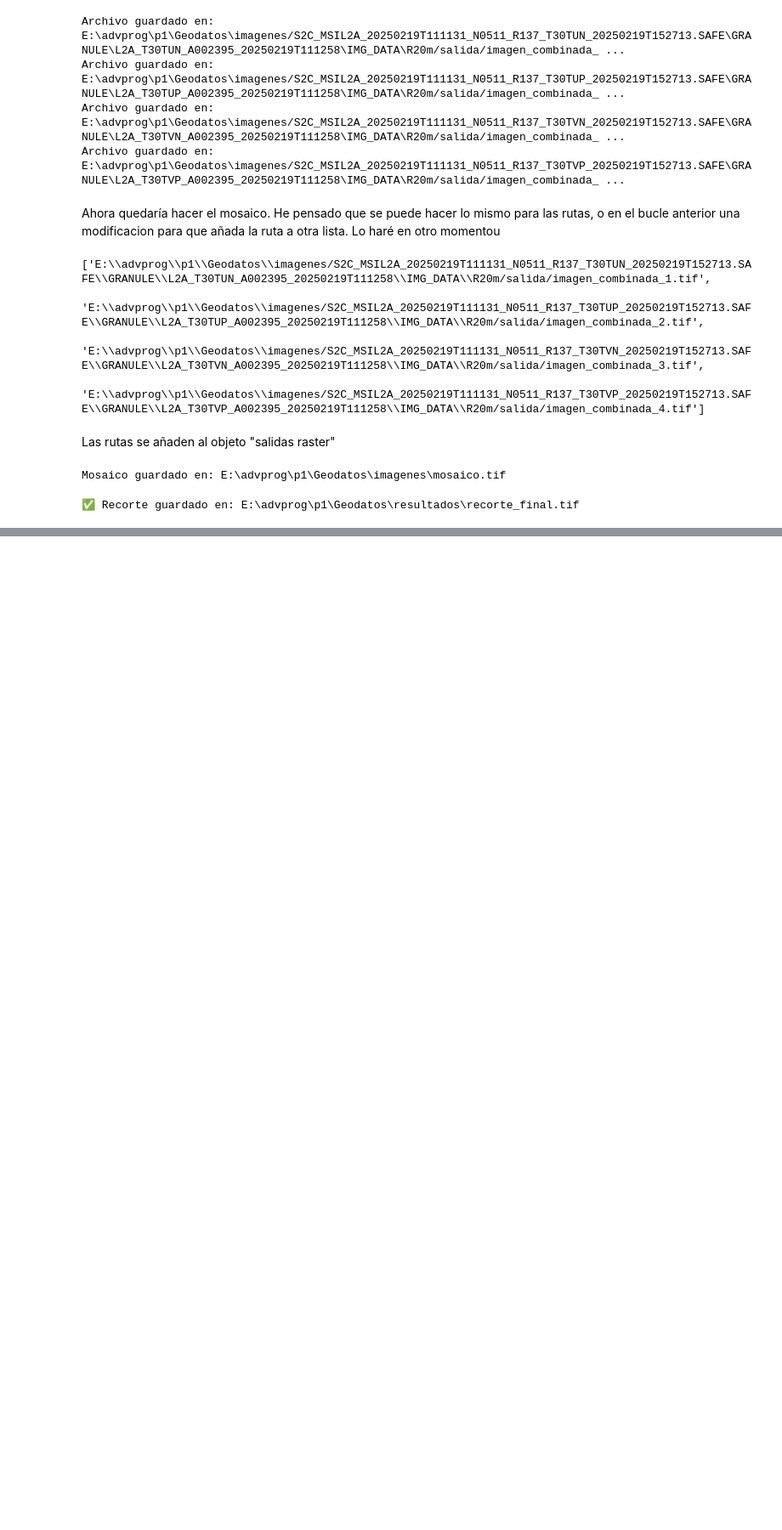
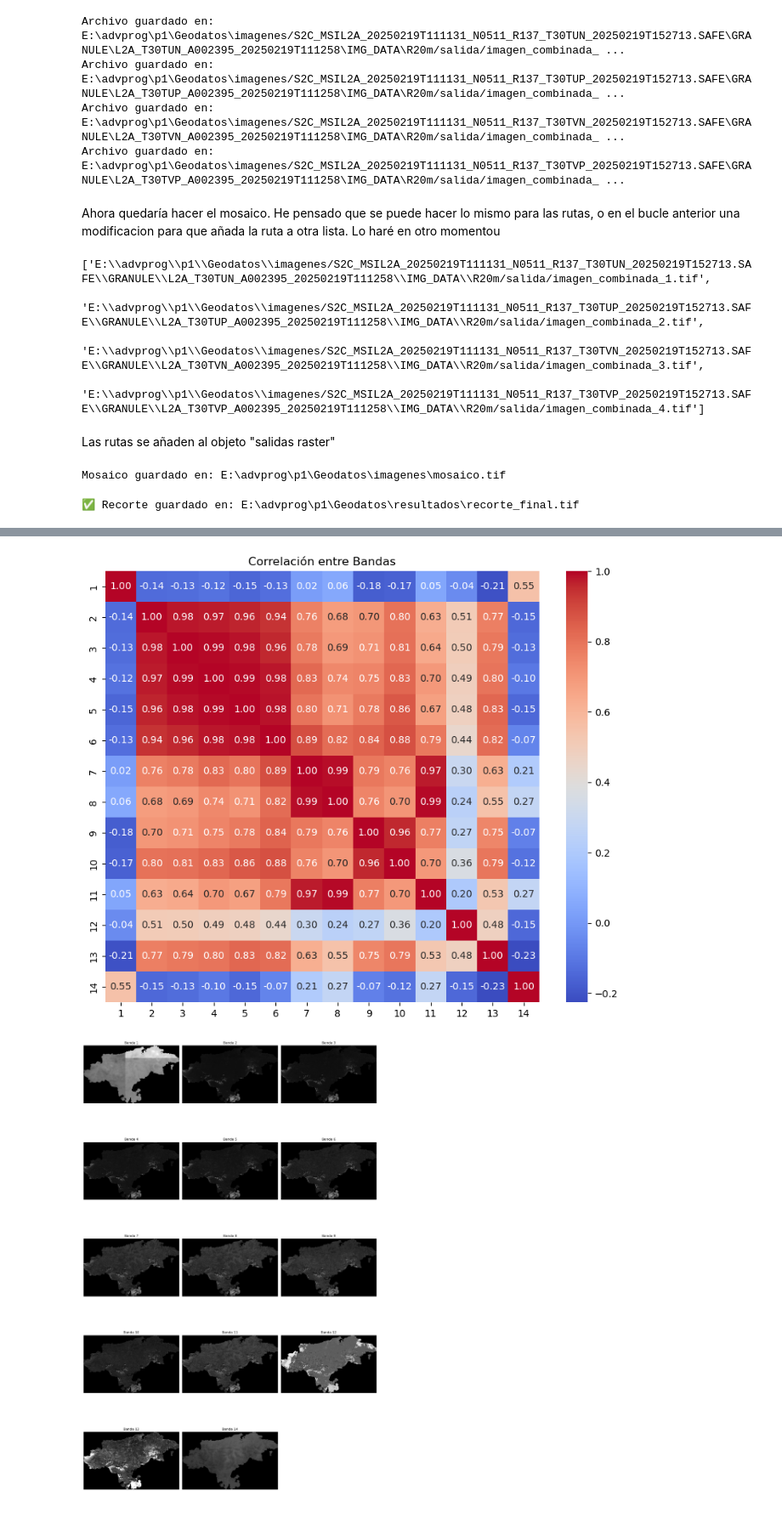
Before and after one commit to agarmar98/advprog, a Jupyter notebook: rast_conv.ipynb, the cells around one changed output, grey strips where cells are left out. Shown at 85% size. Saved outputs shown, nothing was run; the diff lists cells and outputs as text; code cells hidden in the pictures; blank space fills up the shorter version.

```diff
--- a/rast_conv.ipynb
+++ b/rast_conv.ipynb
@@ -74,7 +109,8 @@ El siguiente genera las 4 imagenes en las distintas rutas.
 # %%
 salidas_raster = []
 for i, ruta in enumerate(rutas):
-    raster_files = sorted(glob.glob(sys.argv[1] + "imagenes/" + ruta + "/*.jp2"))
+    #raster_files = sorted(glob.glob(sys.argv[1] + "imagenes/" + ruta + "/*.jp2")) #en caso de usar la celda anterior usar esta linea para rutas.
+    raster_files = sorted(glob.glob(ruta + "\\*.jp2"))
 
     if not raster_files:
         print(f"No se encontraron archivos en {ruta}")
@@ -264,0 +236,68 @@ Tipo de dato: uint16
+# %%
+import rasterio
+import numpy as np
+import pandas as pd
+import matplotlib.pyplot as plt
+import seaborn as sns
+import sys
+
+image_path = sys.argv[1] + "resultados\\recorte_final.tif"
+
+# Abrir la imagen y leer las bandas
+with rasterio.open(image_path) as src:
+    num_bandas = src.count
+    bandas = [src.read(i + 1) for i in range(num_bandas)]
+
+#Estadisticas básicas:
+stats = []
+for i, banda in enumerate(bandas):
+    valores_validos = banda[banda > 0]  # Excluir valores 0
+    p2, p98 = np.percentile(valores_validos, [2, 98])  # Percentiles 2 y 98
+    stats.append([i + 1, np.min(valores_validos), np.max(valores_validos), np.mean(valores_validos), np.std(valores_validos), p2, p98])
+
+df_stats = pd.DataFrame(stats, columns=["Banda", "Mínimo", "Máximo", "Media", "Desviación estándar", "P2", "P98"])
+print(df_stats)
+
+#Matriz de correlación:
+matriz_corr = np.corrcoef([banda[banda > 0].ravel() for banda in bandas])
+
+plt.figure(figsize=(10, 8))
+sns.heatmap(matriz_corr, annot=True, fmt=".2f", cmap="coolwarm", xticklabels=range(1, num_bandas+1), yticklabels=range(1, num_bandas+1))
+plt.title("Correlación entre Bandas")
+plt.show()
+
+
+# Imagenes de las bandas
+fig, axes = plt.subplots((num_bandas // 3) + (num_bandas % 3 > 0), 3, figsize=(15, 5 * ((num_bandas // 3) + (num_bandas % 3 > 0))))
+axes = axes.ravel()
+
+for i in range(num_bandas):
+    axes[i].imshow(bandas[i], cmap="gray")
+    axes[i].set_title(f"Banda {i+1}")
+    axes[i].axis("off")
+
+# Para eliminar los huecos vacios de la ultima fila, en la que no hay 3 graficos:
+for j in range(i + 1, len(axes)):
+    axes[j].axis("off")
+
+plt.tight_layout()
+plt.show()
+
+# Histogramas
+fig, axes = plt.subplots((num_bandas // 3) + (num_bandas % 3 > 0), 3, figsize=(15, 5 * ((num_bandas // 3) + (num_bandas % 3 > 0))))
+axes = axes.ravel()
+
+for i in range(num_bandas):
+    datos_validos = bandas[i][bandas[i] > 0]  # Ignorar ceros
+    if datos_validos.size > 0:
+        min_val, max_val = np.percentile(datos_validos, [2, 98])  # Usar percentiles 2 y 98
+        axes[i].hist(datos_validos.ravel(), bins=50, color="blue", alpha=0.7, range=(min_val, max_val))
+        axes[i].set_title(f"Histograma Banda {i+1}")
+
+# Para los huecos vacios, de nuevo, en la ultima fiala:
+for j in range(i + 1, len(axes)):
+    axes[j].axis("off")
+
+plt.tight_layout()
+plt.show()
+# %% [output]
@@ -264,0 +319,2 @@ Tipo de dato: uint16
+[figure, added]
+[figure, added]
```
Also changed, not shown: parts of 10 cells of this notebook, 1 other file.
